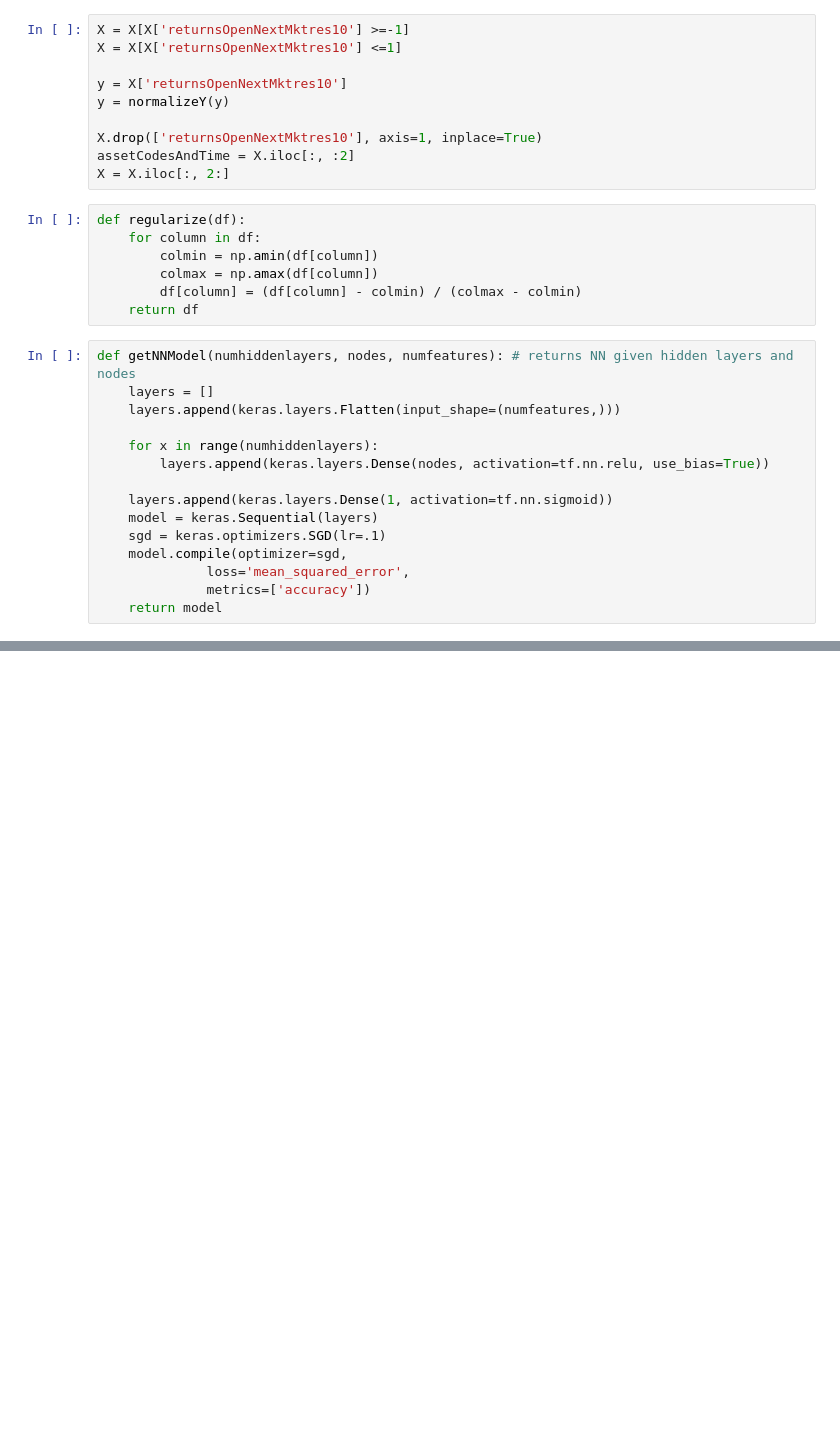
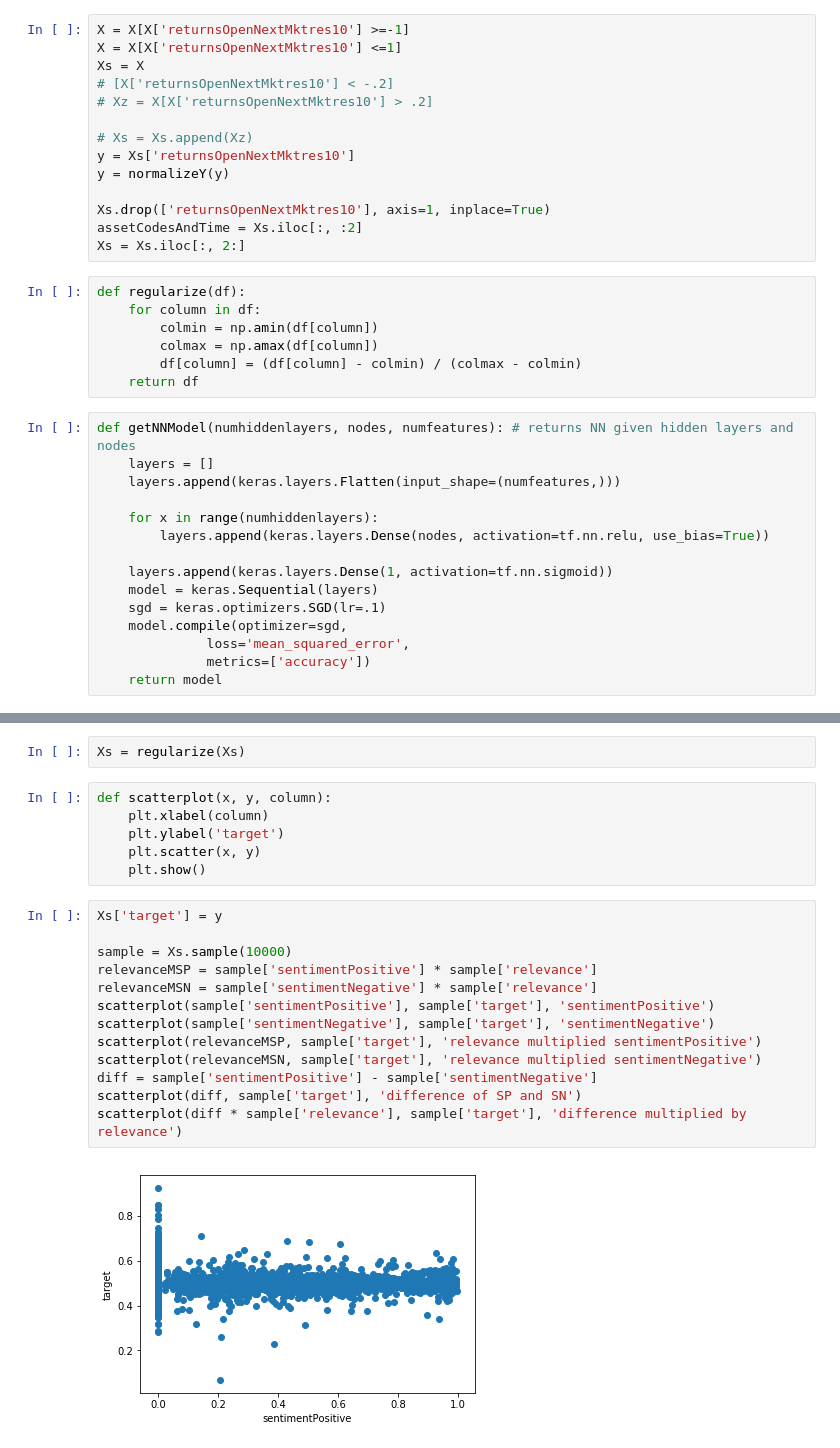
Before and after one commit to atharvacc/SigmaNewsProject, a Jupyter notebook: Feature Experiments.ipynb, the cells around one changed output, grey strips where cells are left out. Cells and saved outputs as stored; diff of their text form; blank space fills up the shorter version.

```diff
--- a/Feature Experiments.ipynb
+++ b/Feature Experiments.ipynb
@@ -58,13 +58,17 @@ def normalizeY(ydf):
 # %%
 X = X[X['returnsOpenNextMktres10'] >=-1]
 X = X[X['returnsOpenNextMktres10'] <=1]
+Xs = X
+# [X['returnsOpenNextMktres10'] < -.2]
+# Xz = X[X['returnsOpenNextMktres10'] > .2]
 
-y = X['returnsOpenNextMktres10']
+# Xs = Xs.append(Xz)
+y = Xs['returnsOpenNextMktres10']
 y = normalizeY(y)
 
-X.drop(['returnsOpenNextMktres10'], axis=1, inplace=True)
-assetCodesAndTime = X.iloc[:, :2]
-X = X.iloc[:, 2:]
+Xs.drop(['returnsOpenNextMktres10'], axis=1, inplace=True)
+assetCodesAndTime = Xs.iloc[:, :2]
+Xs = Xs.iloc[:, 2:]
 # %%
 def regularize(df):
     for column in df:
@@ -98,0 +94,23 @@ X = regularize(X)
+# %%
+Xs = regularize(Xs)
+# %%
+def scatterplot(x, y, column):
+    plt.xlabel(column)
+    plt.ylabel('target')
+    plt.scatter(x, y)
+    plt.show()
+# %%
+Xs['target'] = y
+
+sample = Xs.sample(10000)
+relevanceMSP = sample['sentimentPositive'] * sample['relevance']
+relevanceMSN = sample['sentimentNegative'] * sample['relevance']
+scatterplot(sample['sentimentPositive'], sample['target'], 'sentimentPositive')
+scatterplot(sample['sentimentNegative'], sample['target'], 'sentimentNegative')
+scatterplot(relevanceMSP, sample['target'], 'relevance multiplied sentimentPositive')
+scatterplot(relevanceMSN, sample['target'], 'relevance multiplied sentimentNegative')
+diff = sample['sentimentPositive'] - sample['sentimentNegative']
+scatterplot(diff, sample['target'], 'difference of SP and SN')
+scatterplot(diff * sample['relevance'], sample['target'], 'difference multiplied by relevance')
+# %% [output]
+[figure, added]
```
Also changed, not shown: parts of 3 cells of this notebook, 5 other files.
